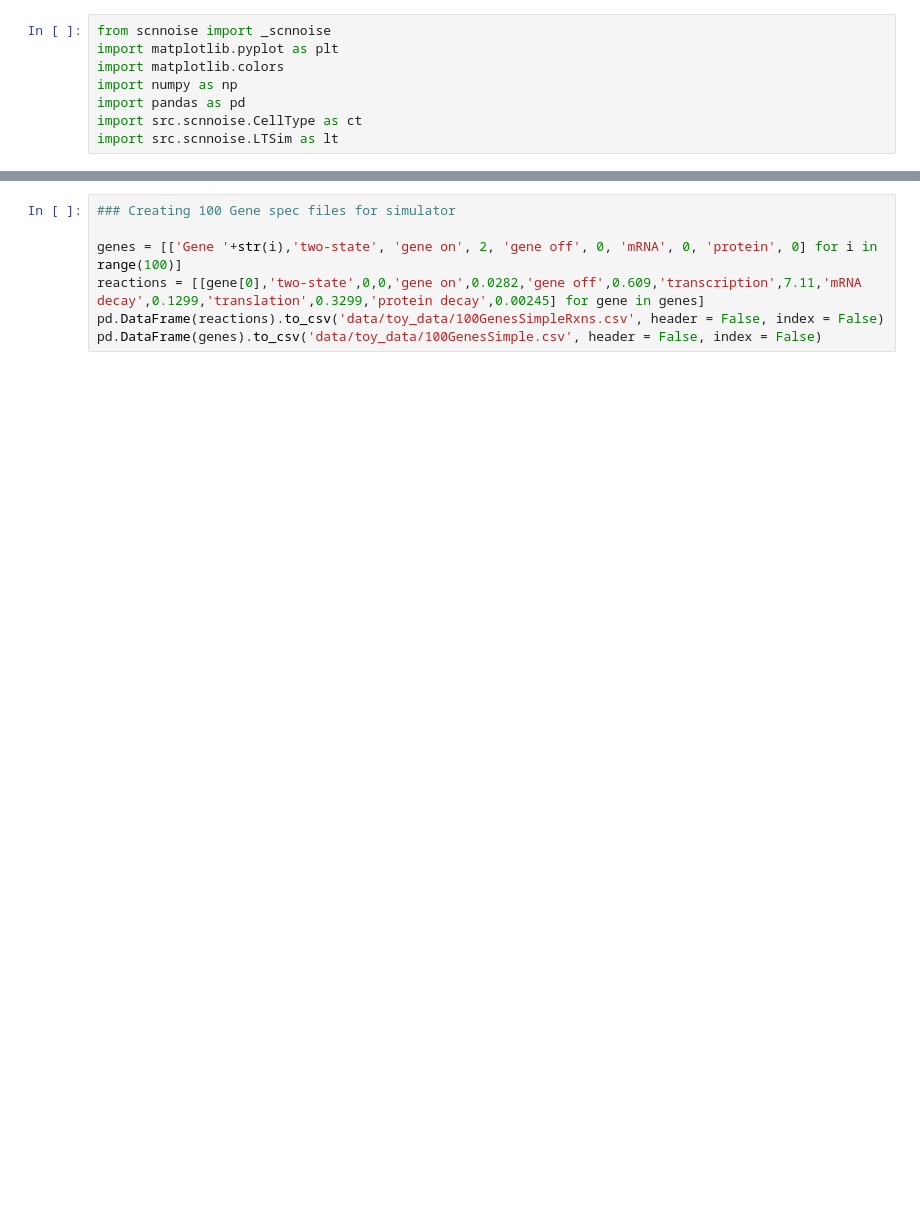
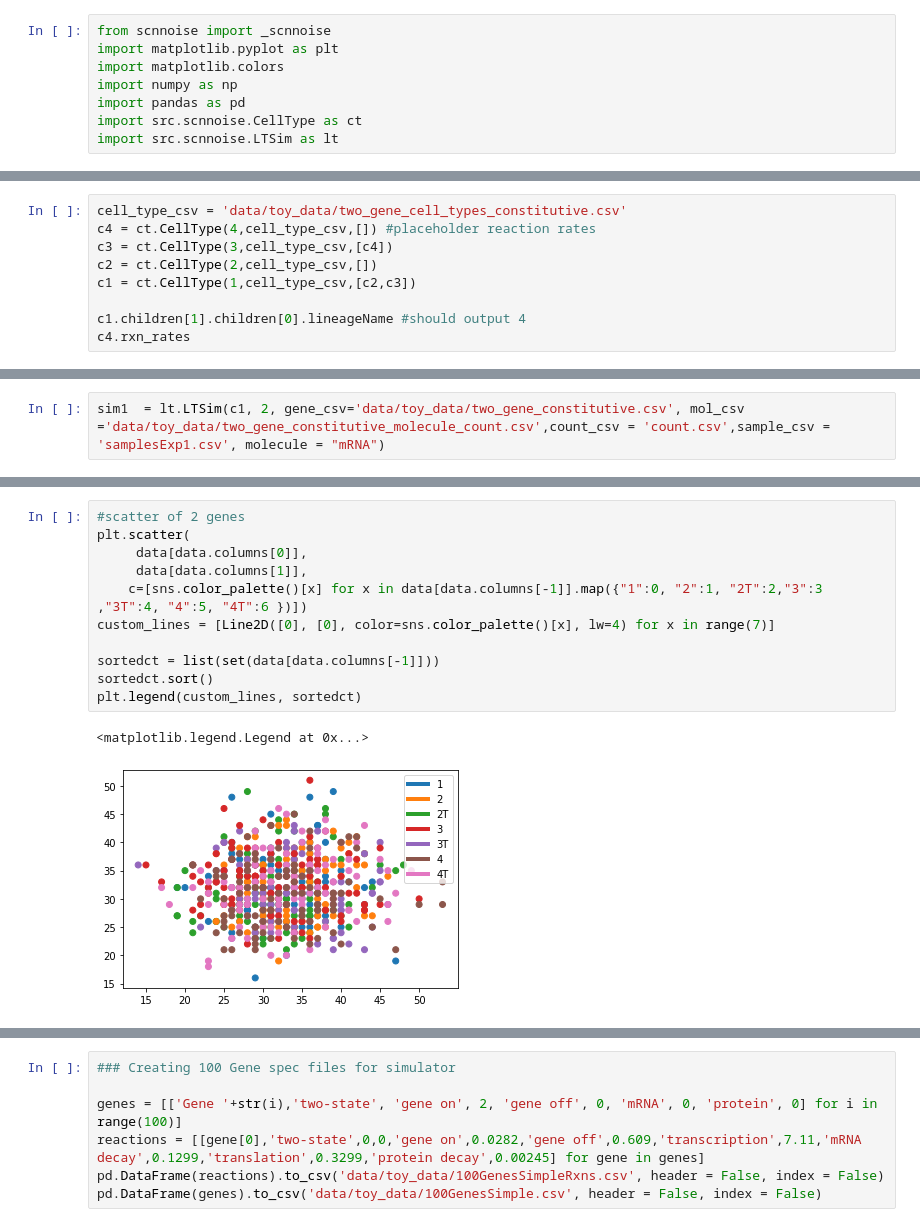
Before and after one commit to Tarun-Mahajan/scnnoise, a Jupyter notebook: doc/Trajectory Inference.ipynb, the cells around one changed output, grey strips where cells are left out. Saved outputs shown, nothing was run; the diff lists cells and outputs as text; blank space fills up the shorter version.

```diff
--- a/doc/Trajectory Inference.ipynb
+++ b/doc/Trajectory Inference.ipynb
@@ -15,0 +22,9 @@ import src.scnnoise.LTSim as lt
+# %%
+cell_type_csv = 'data/toy_data/two_gene_cell_types_constitutive.csv'
+c4 = ct.CellType(4,cell_type_csv,[]) #placeholder reaction rates
+c3 = ct.CellType(3,cell_type_csv,[c4])
+c2 = ct.CellType(2,cell_type_csv,[])
+c1 = ct.CellType(1,cell_type_csv,[c2,c3])
+
+c1.children[1].children[0].lineageName #should output 4
+c4.rxn_rates
@@ -15,0 +40,2 @@ import src.scnnoise.LTSim as lt
+# %%
+sim1  = lt.LTSim(c1, 2, gene_csv='data/toy_data/two_gene_constitutive.csv', mol_csv ='data/toy_data/two_gene_constitutive_molecule_count.csv',count_csv = 'count.csv',sample_csv = 'samplesExp1.csv', molecule = "mRNA")
@@ -15,0 +121,14 @@ import src.scnnoise.LTSim as lt
+# %%
+#scatter of 2 genes
+plt.scatter(
+     data[data.columns[0]],
+     data[data.columns[1]],
+    c=[sns.color_palette()[x] for x in data[data.columns[-1]].map({"1":0, "2":1, "2T":2,"3":3 ,"3T":4, "4":5, "4T":6 })])
+custom_lines = [Line2D([0], [0], color=sns.color_palette()[x], lw=4) for x in range(7)]
+
+sortedct = list(set(data[data.columns[-1]]))
+sortedct.sort()
+plt.legend(custom_lines, sortedct)
+# %% [output]
+<matplotlib.legend.Legend at 0x...>
+[figure, added]
```
Also changed, not shown: parts of 97 cells of this notebook, 1 other file.
